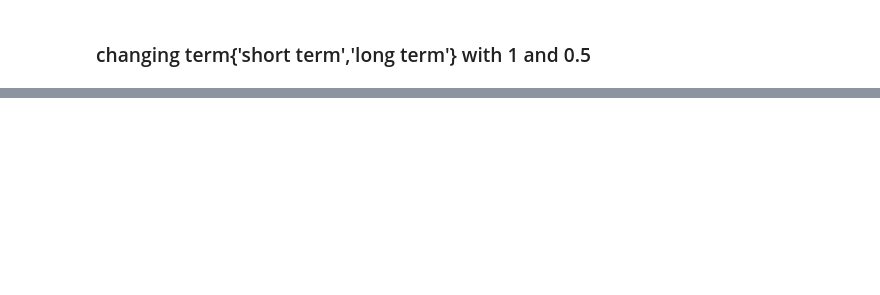
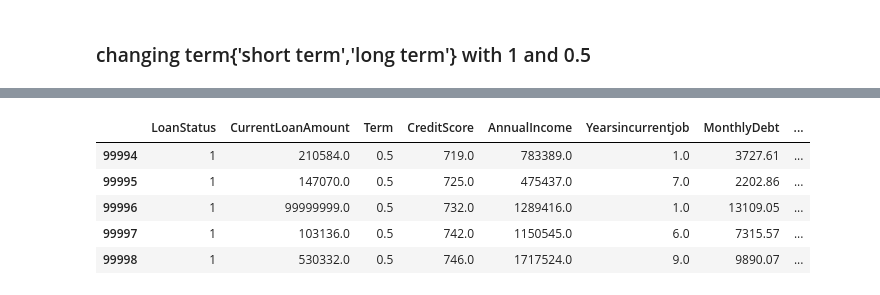
Before and after one commit to hari-3107/coursera_capstone_project, a Jupyter notebook: Capstone intro notebook.ipynb, the cells around one changed output, grey strips where cells are left out. Cells and saved outputs as stored; diff of their text form; code cells hidden in the pictures; blank space fills up the shorter version.

```diff
--- a/Capstone intro notebook.ipynb
+++ b/Capstone intro notebook.ipynb
@@ -26,7 +18,7 @@ data=data.replace('Short Term', 0.5)
 data=data.replace('Long Term', 1)
 data= data.replace('1 years', 1)
 data= data.replace('1 year', 1)
-data= data.replace('< 1 year', 1)
+data= data.replace('< 1 year', 0.9)
 data= data.replace('2 years', 2)
 data= data.replace('2 year', 2)
 data= data.replace('3 years', 3)
@@ -69,0 +42,2 @@ memory usage: 7.7 MB
+# %%
+data.columns = data.columns.str.replace(' ', '')
@@ -69,0 +62,11 @@ memory usage: 7.7 MB
+# %%
+import numpy as np
+from sklearn import preprocessing
+data.tail()
+# %% [output]
+|  | LoanStatus | CurrentLoanAmount | Term | CreditScore | AnnualIncome | Yearsincurrentjob | MonthlyDebt | ... |
+| 99994 | 1 | 210584.0 | 0.5 | 719.0 | 783389.0 | 1.0 | 3727.61 | ... |
+| 99995 | 1 | 147070.0 | 0.5 | 725.0 | 475437.0 | 7.0 | 2202.86 | ... |
+| 99996 | 1 | 99999999.0 | 0.5 | 732.0 | 1289416.0 | 1.0 | 13109.05 | ... |
+| 99997 | 1 | 103136.0 | 0.5 | 742.0 | 1150545.0 | 6.0 | 7315.57 | ... |
+| 99998 | 1 | 530332.0 | 0.5 | 746.0 | 1717524.0 | 9.0 | 9890.07 | ... |
```
Also changed, not shown: parts of 14 cells of this notebook.
